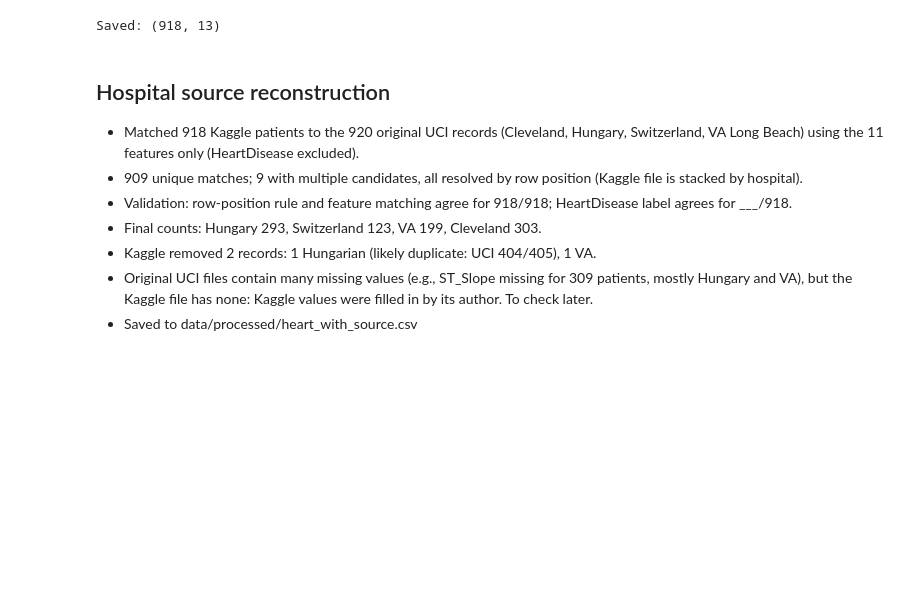
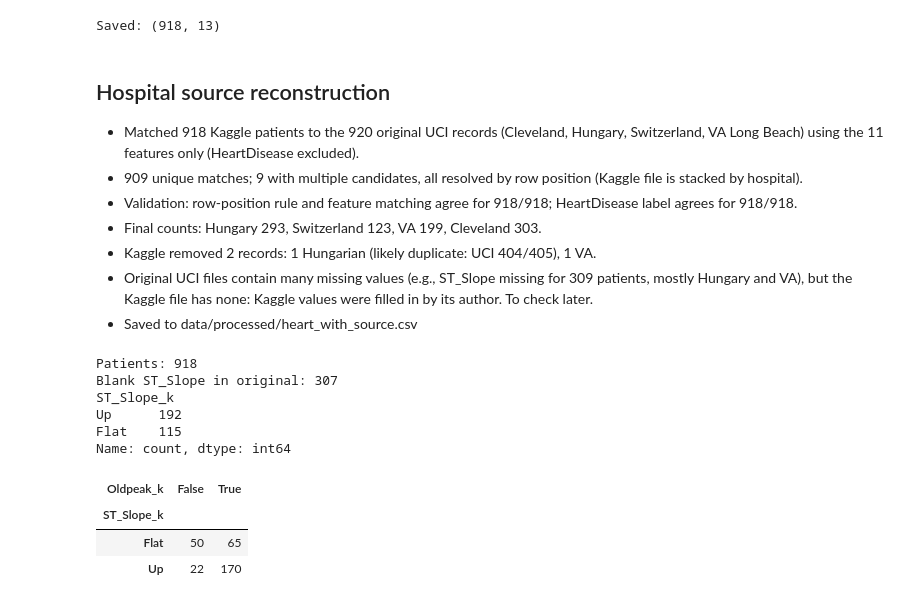
Before and after one commit to Liba-Majeed/cardiovascular-risk-phenotyping, a Jupyter notebook: 01_data_audit.ipynb, the cells around one changed output. Drawn from its saved outputs; the diff is of its cells as text; code cells hidden in the pictures; blank space fills up the shorter version.

Commit message:
Restore original missing values and document Kaggle imputation

```diff
--- a/01_data_audit.ipynb
+++ b/01_data_audit.ipynb
@@ -369,8 +369,37 @@ Saved: (918, 13)
 
 - Matched 918 Kaggle patients to the 920 original UCI records (Cleveland, Hungary, Switzerland, VA Long Beach) using the 11 features only (HeartDisease excluded).
 - 909 unique matches; 9 with multiple candidates, all resolved by row position (Kaggle file is stacked by hospital).
-- Validation: row-position rule and feature matching agree for 918/918; HeartDisease label agrees for ___/918.
+- Validation: row-position rule and feature matching agree for 918/918; HeartDisease label agrees for 918/918.
 - Final counts: Hungary 293, Switzerland 123, VA 199, Cleveland 303.
 - Kaggle removed 2 records: 1 Hungarian (likely duplicate: UCI 404/405), 1 VA.
 - Original UCI files contain many missing values (e.g., ST_Slope missing for 309 patients, mostly Hungary and VA), but the Kaggle file has none: Kaggle values were filled in by its author. To check later.
 - Saved to data/processed/heart_with_source.csv
+# %%
+# One match per patient (the correct hospital)
+one = good.drop_duplicates("kaggle_id")
+print("Patients:", len(one))
+
+# Patients whose ST_Slope was blank in the original file
+blank_slope = one[one["ST_Slope_u"].isna()]
+print("Blank ST_Slope in original:", len(blank_slope))
+
+# What did Kaggle put in those blanks?
+print(blank_slope["ST_Slope_k"].value_counts())
+# %% [output]
+Patients: 918
+Blank ST_Slope in original: 307
+ST_Slope_k
+Up      192
+Flat    115
+Name: count, dtype: int64
+# %%
+# Was the patient's Oldpeak zero or not?
+oldpeak_zero = blank_slope["Oldpeak_k"] == 0
+
+# Table: filled-in ST_Slope vs whether Oldpeak was zero
+pd.crosstab(blank_slope["ST_Slope_k"], oldpeak_zero)
+# %% [output]
+| Oldpeak_k | False | True |
+| ST_Slope_k |  |  |
+| Flat | 50 | 65 |
+| Up | 22 | 170 |
```
Also changed, not shown: parts of 3 cells of this notebook, 1 other file.
